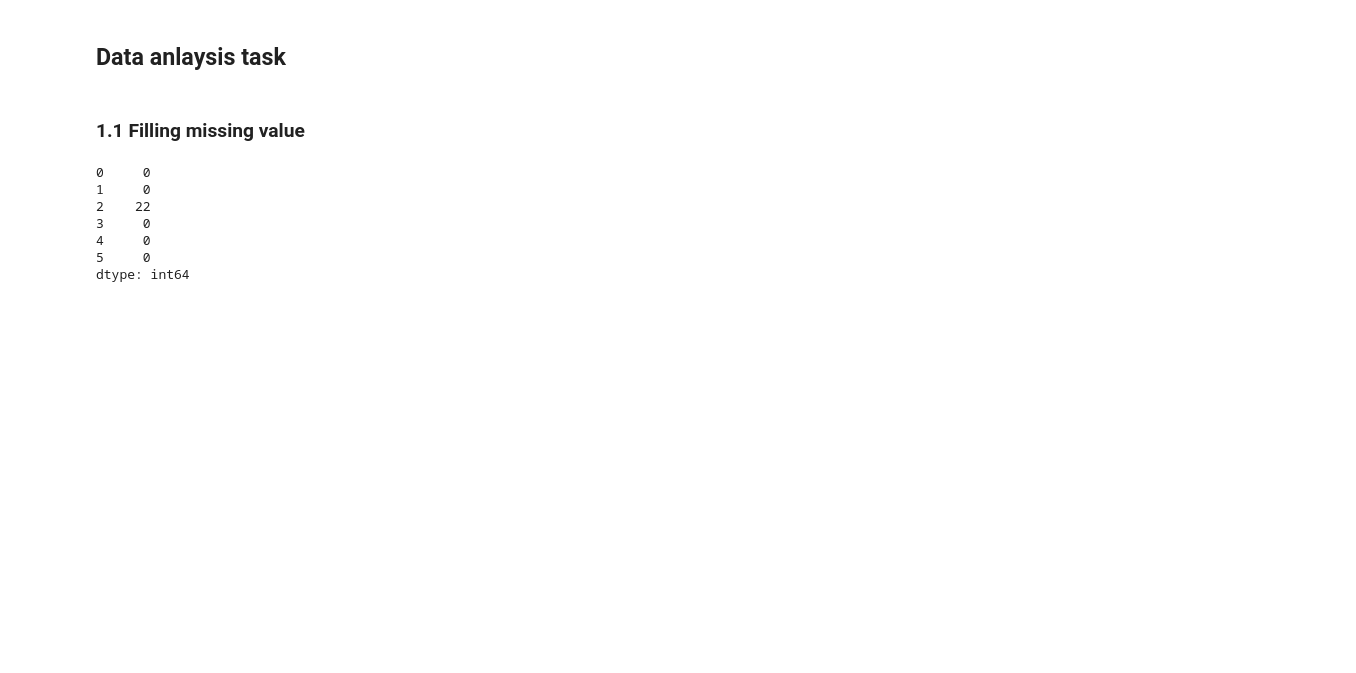
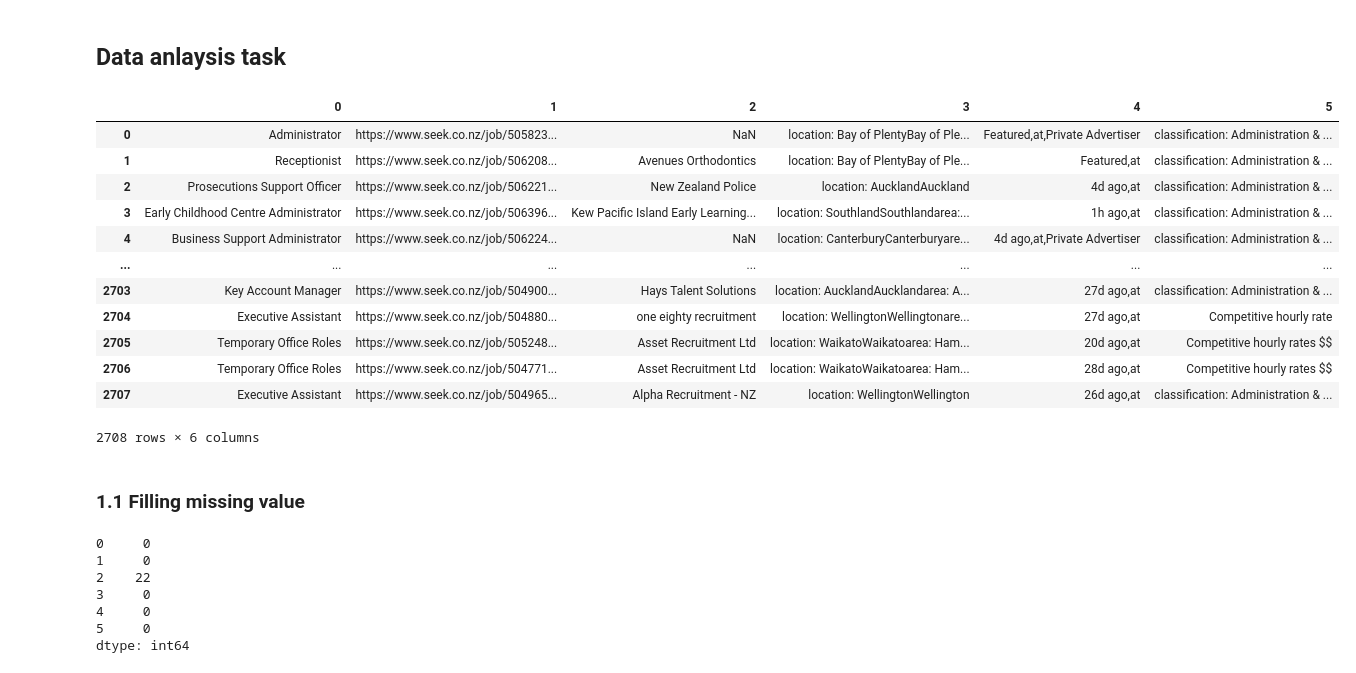
Before and after one commit to zyzisastudyreallyhardguy/dataanalysistask, a Jupyter notebook: jupyter notebook/dataanalysis.ipynb, the cells around one changed output. Saved outputs shown, nothing was run; the diff lists cells and outputs as text; code cells hidden in the pictures; blank space fills up the shorter version.

```diff
--- a/jupyter notebook/dataanalysis.ipynb
+++ b/jupyter notebook/dataanalysis.ipynb
@@ -6,6 +6,22 @@ import pandas as pd
 import re
 # %%
 df_admin = pd.read_excel('NZ_Admin_JOBS.xlsx', header= None)
+# %%
+df_admin
+# %% [output]
+|  | 0 | 1 | 2 | 3 | 4 | 5 |
+| 0 | Administrator | https://www.seek.co.nz/job/505823... | NaN | location: Bay of PlentyBay of Ple... | Featured,at,Private Advertiser | classification: Administration & ... |
+| 1 | Receptionist | https://www.seek.co.nz/job/506208... | Avenues Orthodontics | location: Bay of PlentyBay of Ple... | Featured,at | classification: Administration & ... |
+| 2 | Prosecutions Support Officer | https://www.seek.co.nz/job/506221... | New Zealand Police | location: AucklandAuckland | 4d ago,at | classification: Administration & ... |
+| 3 | Early Childhood Centre Administrator | https://www.seek.co.nz/job/506396... | Kew Pacific Island Early Learning... | location: SouthlandSouthlandarea:... | 1h ago,at | classification: Administration & ... |
+| 4 | Business Support Administrator | https://www.seek.co.nz/job/506224... | NaN | location: CanterburyCanterburyare... | 4d ago,at,Private Advertiser | classification: Administration & ... |
+| ... | ... | ... | ... | ... | ... | ... |
+| 2703 | Key Account Manager | https://www.seek.co.nz/job/504900... | Hays Talent Solutions | location: AucklandAucklandarea: A... | 27d ago,at | classification: Administration & ... |
+| 2704 | Executive Assistant | https://www.seek.co.nz/job/504880... | one eighty recruitment | location: WellingtonWellingtonare... | 27d ago,at | Competitive hourly rate |
+| 2705 | Temporary Office Roles | https://www.seek.co.nz/job/505248... | Asset Recruitment Ltd | location: WaikatoWaikatoarea: Ham... | 20d ago,at | Competitive hourly rates $$ |
+| 2706 | Temporary Office Roles | https://www.seek.co.nz/job/504771... | Asset Recruitment Ltd | location: WaikatoWaikatoarea: Ham... | 28d ago,at | Competitive hourly rates $$ |
+| 2707 | Executive Assistant | https://www.seek.co.nz/job/504965... | Alpha Recruitment - NZ | location: WellingtonWellington | 26d ago,at | classification: Administration & ... |
+2708 rows × 6 columns
 # %% [markdown]
 ### 1.1 Filling missing value
 # %%
```
Also changed, not shown: parts of 7 cells of this notebook, 1 other file.
